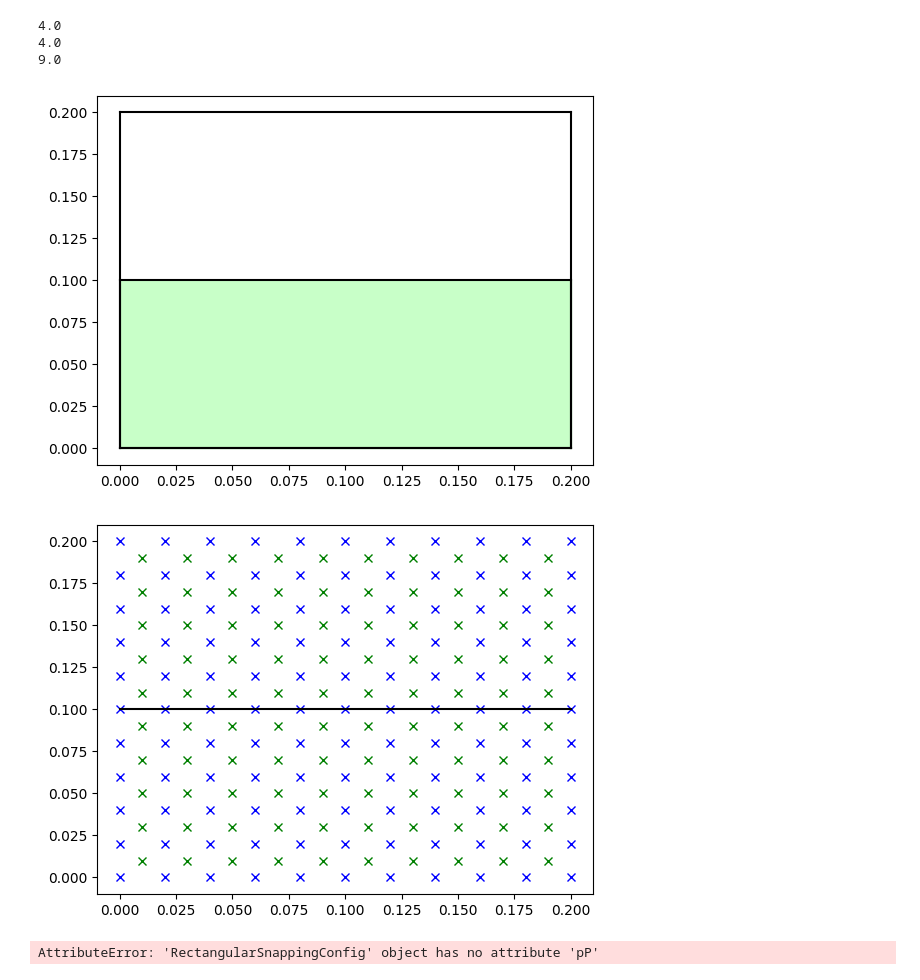
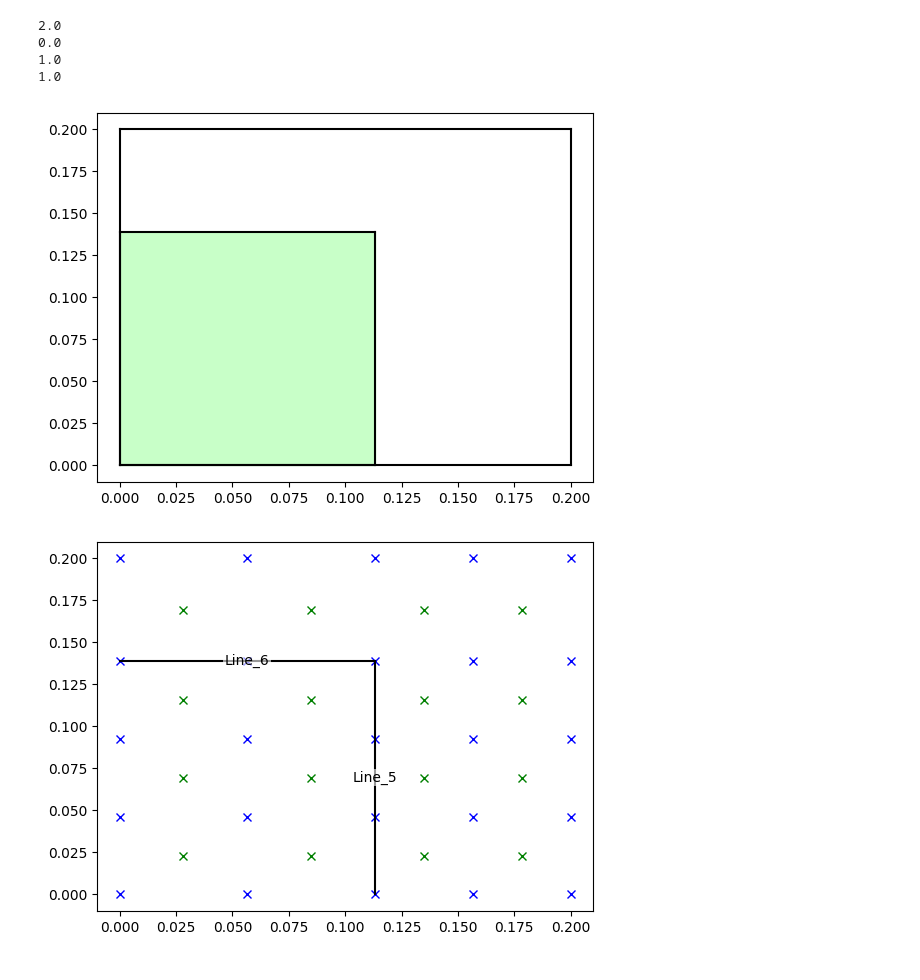
Before and after one commit to csillagu/FVM-Solver, a Jupyter notebook: investigation/nonrect_mesh.ipynb, the cells around one changed output. Saved outputs shown, nothing was run; the diff lists cells and outputs as text; code cells hidden in the pictures.

Commit message:
Added automatic snapping lines search to component

```diff
--- a/investigation/nonrect_mesh.ipynb
+++ b/investigation/nonrect_mesh.ipynb
@@ -1,33 +1,40 @@
 # %%
 import fluid_fvm.physics as ph
 import matplotlib.pyplot as plt
 import fluid_fvm.geometry as geo
 import fluid_fvm.project as pr
 import fluid_fvm.mesh as ms
 import fluid_fvm.discretization as dc
 import numpy as np
 a = geo.Assembly(base_polygon=geo.Polygon([geo.Vector(0,0),geo.Vector(0.2,0),geo.Vector(0.2,0.2), geo.Vector(0,0.2)]),
-                 polygon_list=[geo.Polygon([geo.Vector(0,0),geo.Vector(0.2,0),geo.Vector(0.2,0.1), geo.Vector(0,0.1)])])
+                 polygon_list=[geo.Polygon([geo.Vector(0,0),geo.Vector(0.113,0),geo.Vector(0.113,0.139), geo.Vector(0,0.139)])])
 a.assemble()
 fig, ax = plt.subplots()
 
 a.plot(ax)
 
-mesh_c_full = ms.RectangularSnappingConfig(11,11, [geo.Line(geo.Vector(0.2,0.1), geo.Vector(0,0.1))])
-mesh_c_full.constructMesh(a.base_polygon)
+mesh_c_full = ms.RectangularSnappingConfig(5,5)
+mat = pr.Material("test", mu = 1, rho = 156, color = "#ffbbcc")
+mat2 = pr.Material("test2", mu = 1, rho = 1056, color = "#ff11cc")
+
+comp = pr.Component()
+
+comp.setAssembly(a)
+comp.assignMaterial("Polygon_0", mat)
+comp.assignMaterial("Polygon_1", mat2)
+
+comp.setMesh(mesh_c_full)
+
+
 fig, ax = plt.subplots()
 
 mesh_c_full.plotMesh(ax)
 for line in mesh_c_full.snapLines:
     line.plot(ax)
 # %% [output]
-4.0
-4.0
-9.0
+2.0
+0.0
+1.0
+1.0
-[figure, old version]
+[figure, new version]
-[figure, old version]
+[figure, new version]
-# %%
-print(mesh_c_full.pP)
-print(mesh_c_full.parPoints)
-# %% [output]
-AttributeError: 'RectangularSnappingConfig' object has no attribute 'pP'
```
Also changed, not shown: parts of 3 cells of this notebook, 1 other file.
